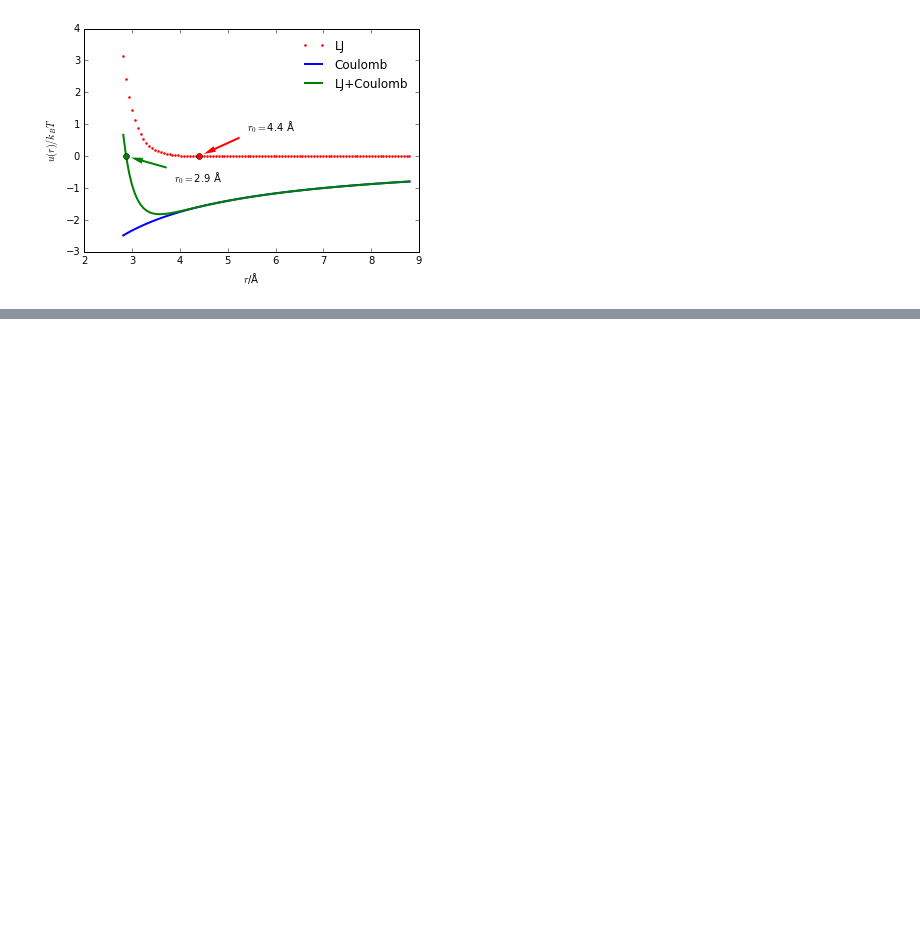
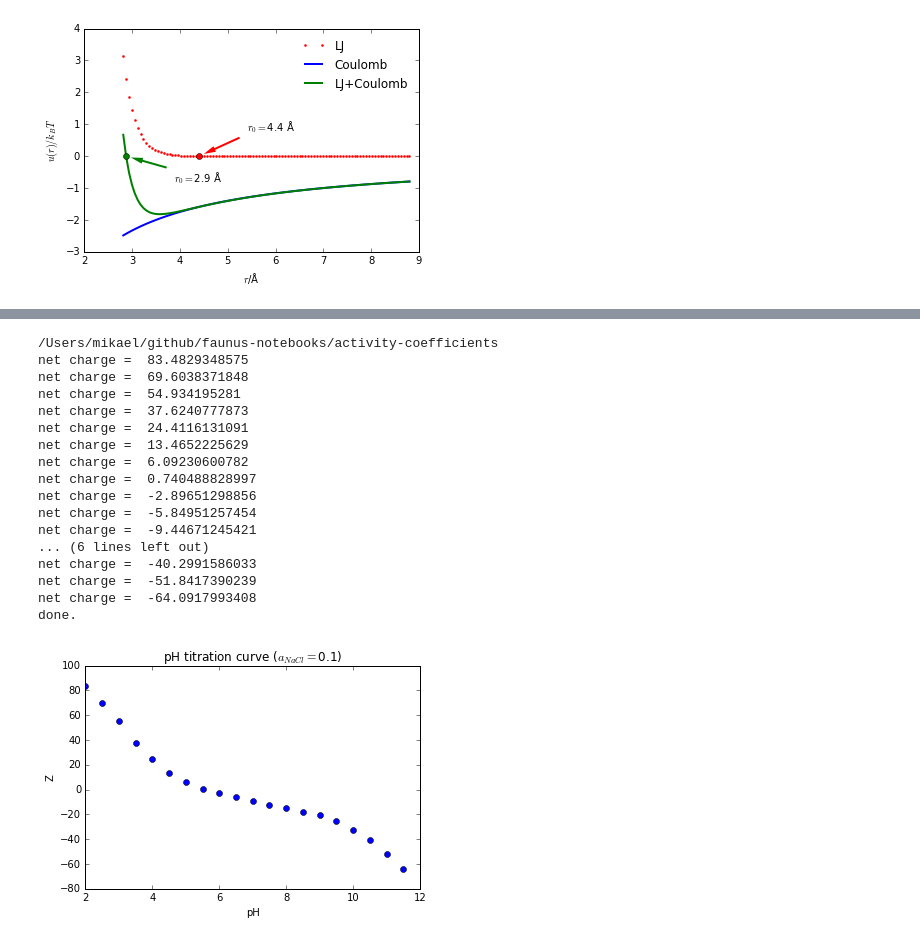
Before and after one commit to mlund/faunus-notebooks, a Jupyter notebook: activity-coefficients/excess.ipynb, the cells around one changed output, grey strips where cells are left out. Saved outputs shown, nothing was run; the diff lists cells and outputs as text; code cells hidden in the pictures; blank space fills up the shorter version.

Commit message:
Merge w. max; isodensity simulations

```diff
--- a/activity-coefficients/excess.ipynb
+++ b/activity-coefficients/excess.ipynb
@@ -323,0 +399,73 @@ def mkinput():
+# %%
+%cd $workdir
+macromolecule = '../hsa-ph7.aam'
+xtc_freq      = 1e200      # frequency to save xtc file (higher=less frames)
+pH_range      = np.arange(2.0, 12.0, 0.5)
+activity      = 0.1        # mol/l
+d             = salts.NaCl # which salt
+d.L           = 120        # box length (Å)
+TITRATION     = True       # Do pH titration
+GC            = False
+
+tdata         = { 'pH': [], 'Z': [] } # store titration curve here
+
+def getPrefix( pH, activity ):
+    return 'titration-pH' + str(pH) + '-activity' + str(activity)
+
+for pH in pH_range:
+    pfx = getPrefix(pH, activity)
+    if not os.path.isdir(pfx): # run simulation
+        %mkdir -p $pfx
+        %cd -q $pfx
+
+        # equilibration run (no translation)
+        !rm -fR state
+        micro=500
+        mkinput()
+        !../mc/excess > eq
+
+        # production run
+        micro=2000
+        mkinput()
+        !../mc/excess > out
+
+        # create an aam file w. average charges
+        aam = AverageChargeAAM( macromolecule, 'gctit-output.json', group='_protein', scale2int=True )
+        WriteAAM( 'avgcharge.aam', aam )
+        %cd -q ..
+
+    if os.path.isdir(pfx): # analysis
+        %cd -q $pfx
+        aam = AverageChargeAAM( macromolecule, 'gctit-output.json', group='_protein', scale2int=False )
+        tdata['pH'].append( pH )
+        tdata['Z'].append( aam.q.sum() )
+        %cd -q ..
+
+if len( tdata['pH'] ) > 0:
+    plt.plot(tdata['pH'], tdata['Z'], 'bo')
+    plt.xlabel('pH')
+    plt.ylabel('Z')
+    plt.title(u'pH titration curve ($a_{NaCl}=$'+str(activity)+')')
+
+print('done.')
+
+TITRATION = False
+# %% [output]
+/Users/mikael/github/faunus-notebooks/activity-coefficients
+net charge =  83.4829348575
+net charge =  69.6038371848
+net charge =  54.934195281
+net charge =  37.6240777873
+net charge =  24.4116131091
+net charge =  13.4652225629
+net charge =  6.09230600782
+net charge =  0.740488828997
+net charge =  -2.89651298856
+net charge =  -5.84951257454
+net charge =  -9.44671245421
+... (6 lines left out)
+net charge =  -40.2991586033
+net charge =  -51.8417390239
+net charge =  -64.0917993408
+done.
+[figure, added]
```
Also changed, not shown: parts of 14 cells of this notebook, 9 other files.
